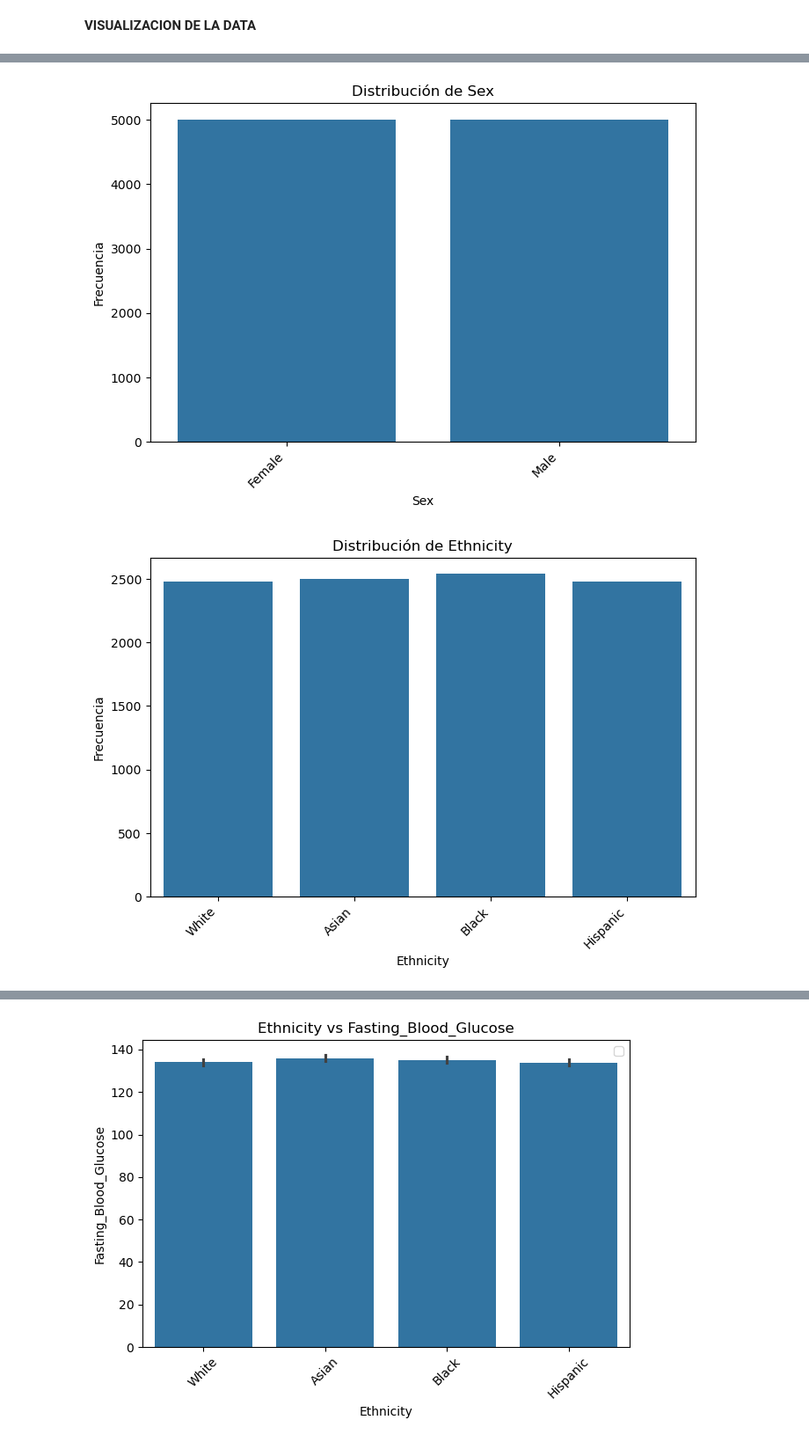
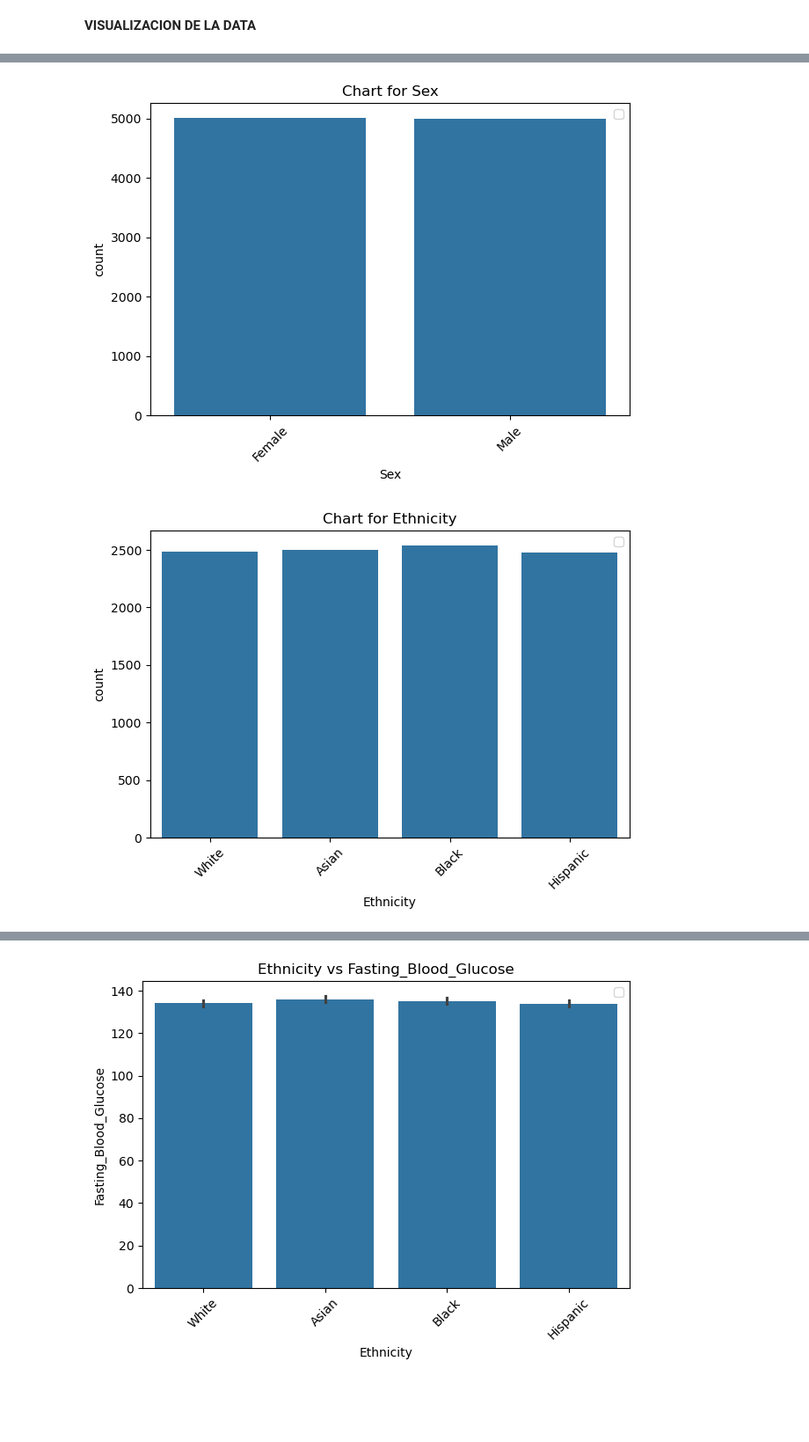
Before and after one commit to tigreraph/Data_Warning_Sugar, a Jupyter notebook: warning_sugar.ipynb, the cells around one changed output, grey strips where cells are left out. Shown at 88% size. Cells and saved outputs as stored; diff of their text form; code cells hidden in the pictures; blank space fills up the shorter version.

```diff
--- a/warning_sugar.ipynb
+++ b/warning_sugar.ipynb
@@ -15,4 +23,21 @@ data = pd.read_csv(archivo)
 data['Outcome'] = ((data['Fasting_Blood_Glucose'] >= 126) | (data['HbA1c'] > 6.5)).astype('int64')
+# %%
+## out come adapatado a las variables que se puede obtener
+data['Outcome'] = (
+    (data['BMI'] > 25) |
+    ((data['Waist_Circumference'] > 101) & (data['Sex'] == 'Male')) |
+    ((data['Waist_Circumference'] > 88) & (data['Sex'] == 'Female')) |
+    (data['Family_History_of_Diabetes'] == 1) |
+    (data['Physical_Activity_Level'] == 'low')
+).astype(int)
+# %%
+## out come adapatado a las variables que se puede obtener
+data['Outcome'] = (
+    (data['BMI'] > 24) |
+    ((data['Waist_Circumference'] > 101) & (data['Sex'] == 'Male')) |
+    ((data['Waist_Circumference'] > 88) & (data['Sex'] == 'Female')) |
+    (data['Physical_Activity_Level'] == 'low')
+).astype(int)
 # %%
 data.drop(columns=['Unnamed: 0'], inplace=True)
 # %% [markdown]
@@ -233,8 +270,0 @@ categorical_cols = data.select_dtypes(include=['object', 'category', 'bool']).co
-# %%
-for col in numeric_cols:
-    plt.figure(figsize=(8, 5))
-    sns.histplot(data[col], kde=True)
-    plt.title(f"Distribución de {col}")
-    plt.xlabel(col)
-    plt.ylabel("Frecuencia")
-    plt.show()
@@ -255,12 +271,12 @@ for col in numeric_cols:
 # %%
+# Create bar plots
 for col in categorical_cols:
-    plt.figure(figsize=(8, 5))
     sns.countplot(x=col, data=data)
-    plt.title(f"Distribución de {col}")
-    plt.xlabel(col)
-    plt.ylabel("Frecuencia")
-    plt.xticks(rotation=45, ha='right')
+    plt.title(f"Chart for {col}")
+    plt.xticks(rotation=45)
+    plt.legend()
+    plt.tight_layout()
     plt.show()
 # %% [output]
-[figure, old version]
+[figure, new version]
-[figure, old version]
+[figure, new version]
```
Also changed, not shown: parts of 37 cells of this notebook, 35 other files.
